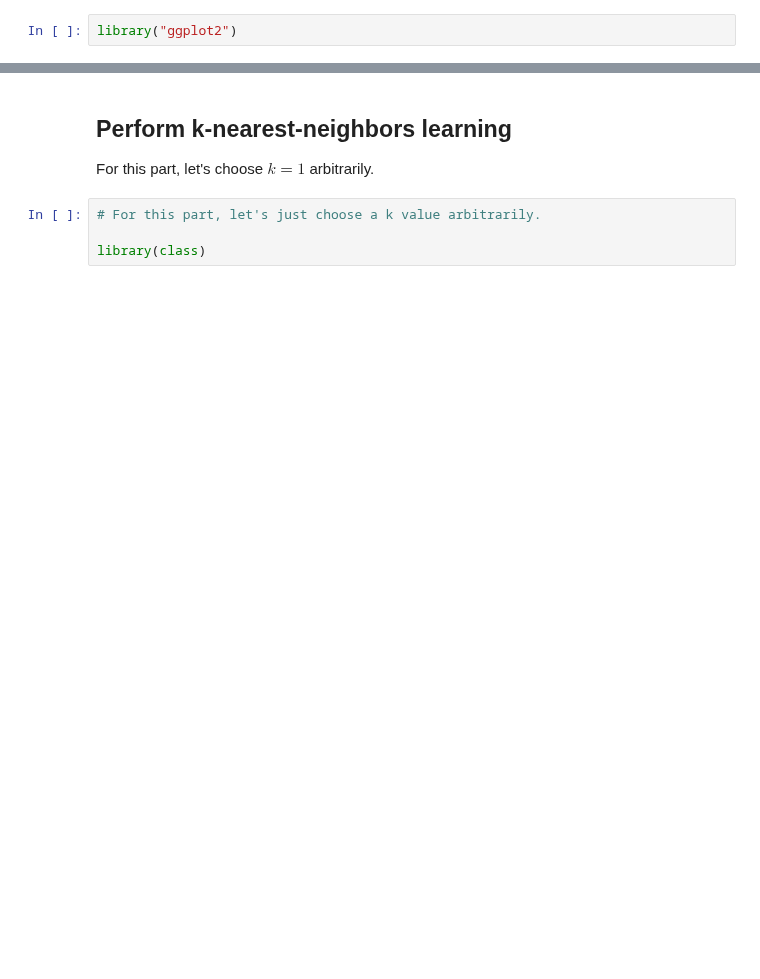
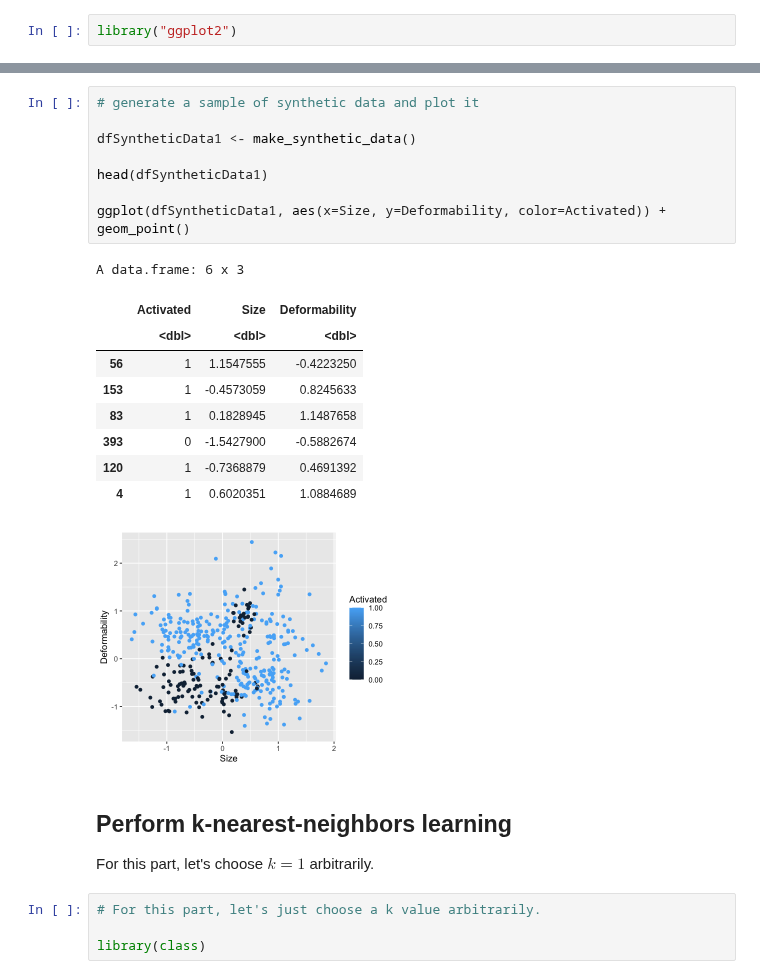
Before and after one commit to allardjun/Math227C, a Jupyter notebook: ProblemSets_PartII/Math227C20Sp_P08_kNN.ipynb, the cells around one changed output, grey strips where cells are left out. Drawn from its saved outputs; the diff is of its cells as text; blank space fills up the shorter version.

```diff
--- a/ProblemSets_PartII/Math227C20Sp_P08_kNN.ipynb
+++ b/ProblemSets_PartII/Math227C20Sp_P08_kNN.ipynb
@@ -103,3 +102,22 @@ A data.frame: 6 × 3
+# %%
+# generate a sample of synthetic data and plot it
+
+dfSyntheticData1 <- make_synthetic_data()
+
+head(dfSyntheticData1)
+
+ggplot(dfSyntheticData1, aes(x=Size, y=Deformability, color=Activated)) + geom_point()
+# %% [output]
+A data.frame: 6 x 3
+|  | Activated | Size | Deformability |
+|  | <dbl> | <dbl> | <dbl> |
+| 56 | 1 | 1.1547555 | -0.4223250 |
+| 153 | 1 | -0.4573059 | 0.8245633 |
+| 83 | 1 | 0.1828945 | 1.1487658 |
+| 393 | 0 | -1.5427900 | -0.5882674 |
+| 120 | 1 | -0.7368879 | 0.4691392 |
+| 4 | 1 | 0.6020351 | 1.0884689 |
+[figure, added]
 # %% [markdown]
 ## Perform k-nearest-neighbors learning
 
```
Also changed, not shown: parts of 9 cells of this notebook, 3 other files.
